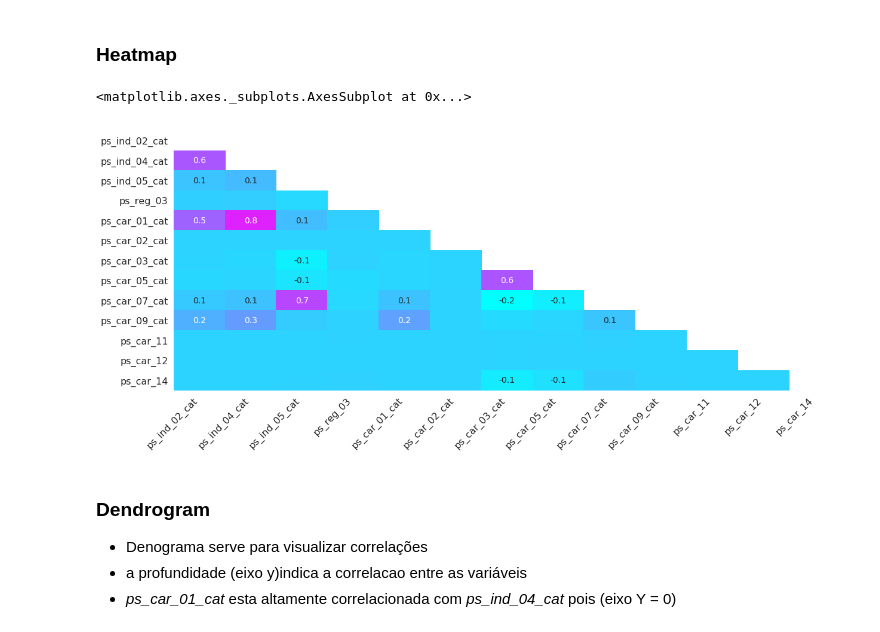
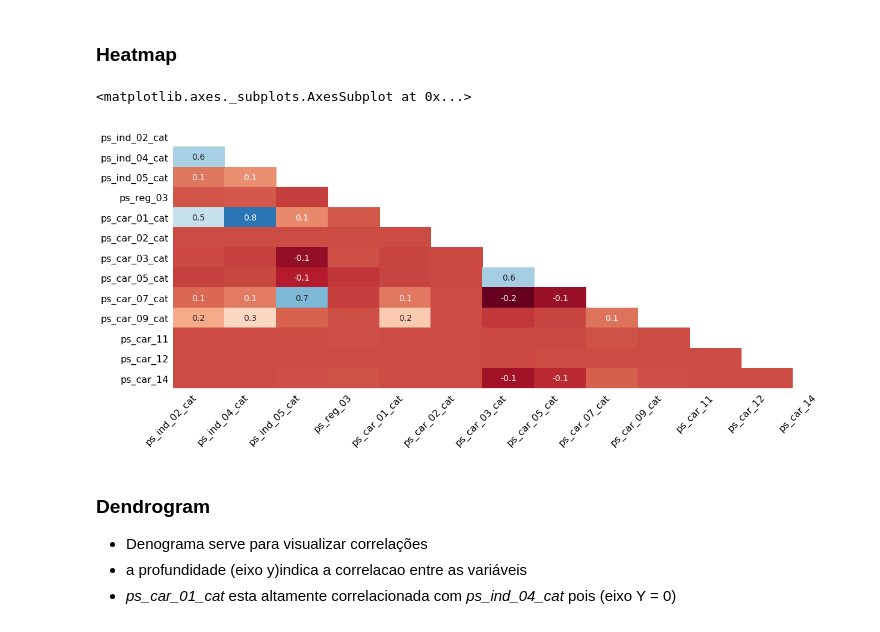
Before and after one commit to brunocampos01/porto-seguro-safe-driver-prediction, a Jupyter notebook: notebooks/porto_seguro_safe_driver.ipynb, the cells around one changed output. Cells and saved outputs as stored; diff of their text form; code cells hidden in the pictures.

```diff
--- a/notebooks/porto_seguro_safe_driver.ipynb
+++ b/notebooks/porto_seguro_safe_driver.ipynb
@@ -435,10 +421,10 @@ msno.bar(df_null,figsize=(20,10),color=default_color,fontsize=14,labels=True)
 # %% [markdown]
 ### Heatmap
 # %%
-msno.heatmap(df_null,figsize=(20,8),cmap=colormap)
+msno.heatmap(df_null,figsize=(20,8))
 # %% [output]
 <matplotlib.axes._subplots.AxesSubplot at 0x...>
-[figure, old version]
+[figure, new version]
 # %% [markdown]
 ### Dendrogram
 -  Denograma serve para visualizar correlações
```
Also changed, not shown: parts of 27 cells of this notebook, 24 other files.
